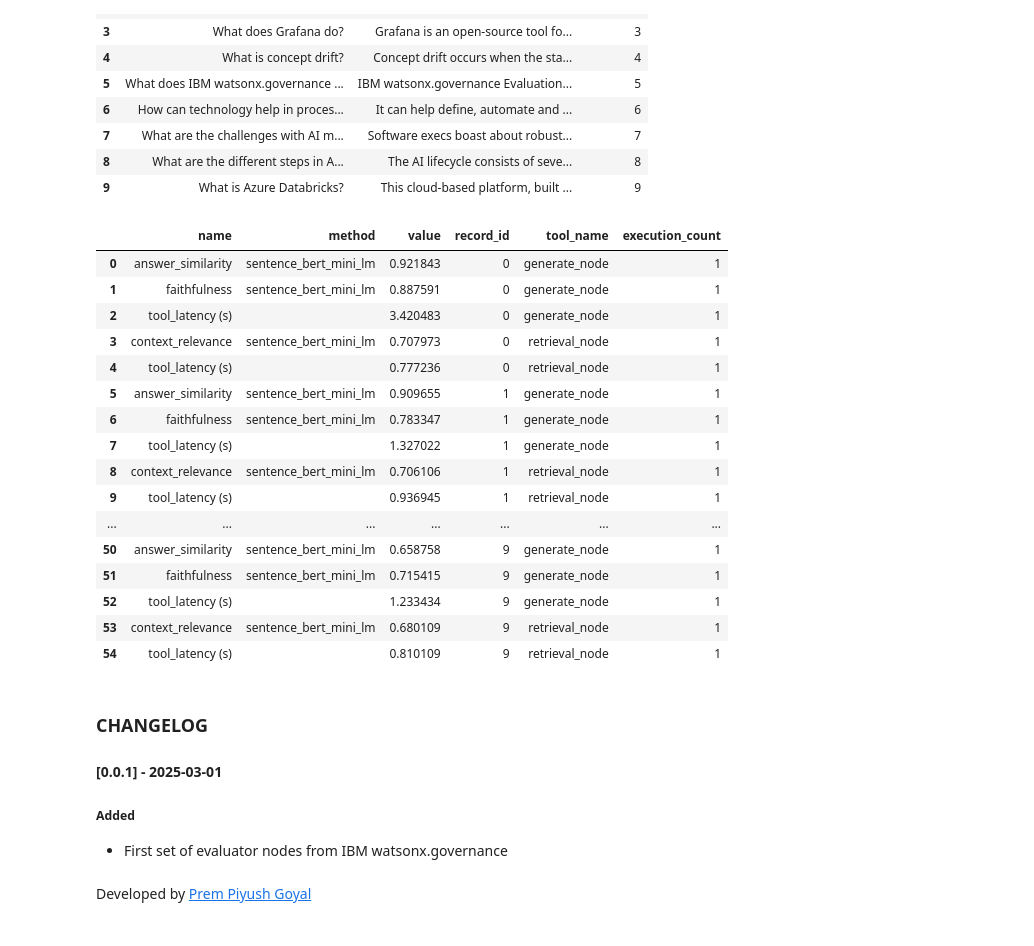
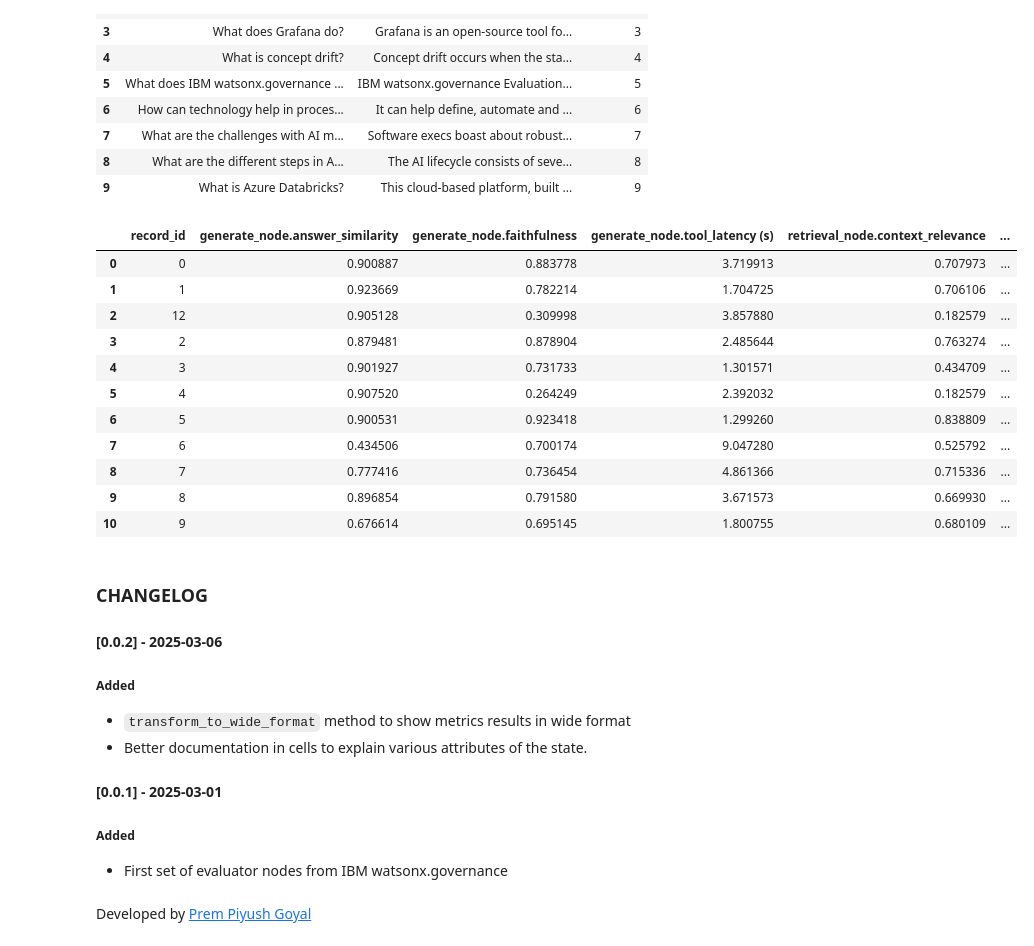
Before and after one commit to IBM/ibm-watsonx-gov, a Jupyter notebook: notebooks/python_sdk/agentic/IBM watsonx governance evaluation with LangGraph.ipynb, the cells around one changed output. Saved outputs shown, nothing was run; the diff lists cells and outputs as text; code cells hidden in the pictures.

Commit message:
Update the notebook with additional documentation

```diff
--- a/notebooks/python_sdk/agentic/IBM watsonx governance evaluation with LangGraph.ipynb
+++ b/notebooks/python_sdk/agentic/IBM watsonx governance evaluation with LangGraph.ipynb
@@ -176,4 +178,20 @@ Now the application is invoked for a single row of data. You will see that a `re
 # %%
 result = rag_app.invoke({"input_text": "What is concept drift?", "ground_truth": "Concept drift occurs when the statistical properties of the target variable change over time, causing a machine learning model’s predictions to become less accurate.", "record_id": "12"})
-evaluator.get_metrics_df()
+
+def transform_to_wide_format(df):
+    """Convert the metrics dataframe into wide format"""
+    df["idx"] = df.apply(
+        lambda row: f"{row['tool_name']}.{row['name']}", axis=1
+    )
+
+    # Pivot the table
+    df_wide = df.pivot(
+        index="record_id",
+        columns="idx",
+        values="value"
+    ).reset_index().rename_axis("", axis=1)
+
+    return df_wide
+
+transform_to_wide_format(evaluator.get_metrics_df())
 # %% [output]
@@ -207,27 +221,27 @@ question_bank_df
 | 9 | What is Azure Databricks? | This cloud-based platform, built ... | 9 |
 # %%
 result = rag_app.batch(inputs=question_bank_df.to_dict("records"))
-evaluator.get_metrics_df()
+transform_to_wide_format(evaluator.get_metrics_df())
 # %% [output]
-|  | name | method | value | record_id | tool_name | execution_count |
-| 0 | answer_similarity | sentence_bert_mini_lm | 0.921843 | 0 | generate_node | 1 |
-| 1 | faithfulness | sentence_bert_mini_lm | 0.887591 | 0 | generate_node | 1 |
-| 2 | tool_latency (s) |  | 3.420483 | 0 | generate_node | 1 |
-| 3 | context_relevance | sentence_bert_mini_lm | 0.707973 | 0 | retrieval_node | 1 |
-| 4 | tool_latency (s) |  | 0.777236 | 0 | retrieval_node | 1 |
-| 5 | answer_similarity | sentence_bert_mini_lm | 0.909655 | 1 | generate_node | 1 |
-| 6 | faithfulness | sentence_bert_mini_lm | 0.783347 | 1 | generate_node | 1 |
-| 7 | tool_latency (s) |  | 1.327022 | 1 | generate_node | 1 |
-| 8 | context_relevance | sentence_bert_mini_lm | 0.706106 | 1 | retrieval_node | 1 |
-| 9 | tool_latency (s) |  | 0.936945 | 1 | retrieval_node | 1 |
-| ... | ... | ... | ... | ... | ... | ... |
-| 50 | answer_similarity | sentence_bert_mini_lm | 0.658758 | 9 | generate_node | 1 |
-| 51 | faithfulness | sentence_bert_mini_lm | 0.715415 | 9 | generate_node | 1 |
-| 52 | tool_latency (s) |  | 1.233434 | 9 | generate_node | 1 |
-| 53 | context_relevance | sentence_bert_mini_lm | 0.680109 | 9 | retrieval_node | 1 |
-| 54 | tool_latency (s) |  | 0.810109 | 9 | retrieval_node | 1 |
+|  | record_id | generate_node.answer_similarity | generate_node.faithfulness | generate_node.tool_latency (s) | retrieval_node.context_relevance | ... |
+| 0 | 0 | 0.900887 | 0.883778 | 3.719913 | 0.707973 | ... |
+| 1 | 1 | 0.923669 | 0.782214 | 1.704725 | 0.706106 | ... |
+| 2 | 12 | 0.905128 | 0.309998 | 3.857880 | 0.182579 | ... |
+| 3 | 2 | 0.879481 | 0.878904 | 2.485644 | 0.763274 | ... |
+| 4 | 3 | 0.901927 | 0.731733 | 1.301571 | 0.434709 | ... |
+| 5 | 4 | 0.907520 | 0.264249 | 2.392032 | 0.182579 | ... |
+| 6 | 5 | 0.900531 | 0.923418 | 1.299260 | 0.838809 | ... |
+| 7 | 6 | 0.434506 | 0.700174 | 9.047280 | 0.525792 | ... |
+| 8 | 7 | 0.777416 | 0.736454 | 4.861366 | 0.715336 | ... |
+| 9 | 8 | 0.896854 | 0.791580 | 3.671573 | 0.669930 | ... |
+| 10 | 9 | 0.676614 | 0.695145 | 1.800755 | 0.680109 | ... |
 # %% [markdown]
 ### CHANGELOG
+
+#### [0.0.2] - 2025-03-06
+##### Added
+- `transform_to_wide_format` method to show metrics results in wide format
+- Better documentation in cells to explain various attributes of the state.
 
 #### [0.0.1] - 2025-03-01
 ##### Added
```
Also changed, not shown: parts of 7 cells of this notebook.
